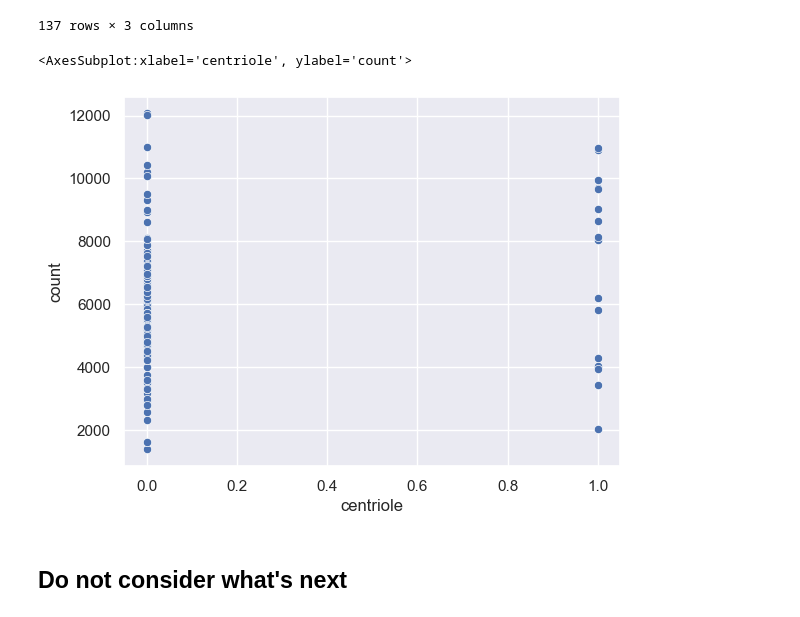
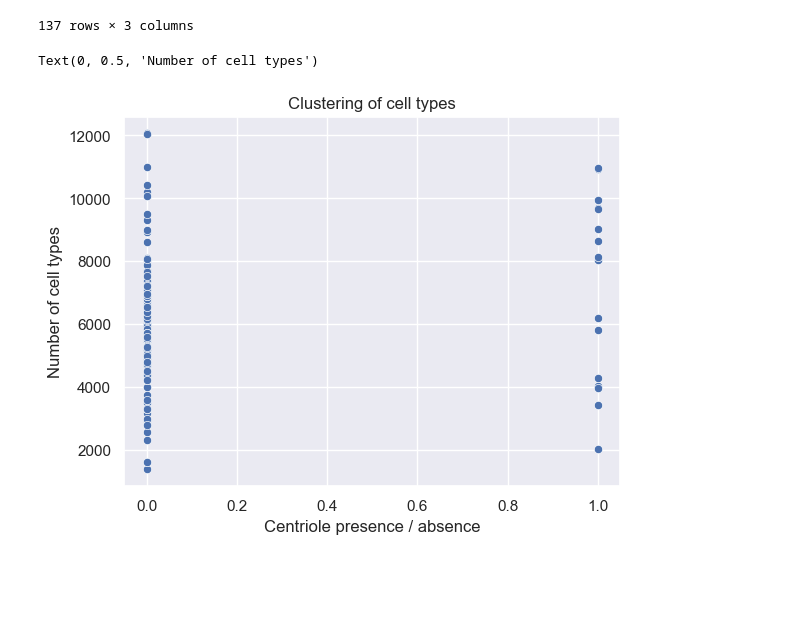
Before and after one commit to CS-433/ml-project-2-arn_solved, a Jupyter notebook: Clustering.ipynb, the cells around one changed output. Drawn from its saved outputs; the diff is of its cells as text; code cells hidden in the pictures; blank space fills up the shorter version.

Commit message:
Final version of Clustering

```diff
--- a/Clustering.ipynb
+++ b/Clustering.ipynb
@@ -211,3 +218,7 @@ cell_type       object
 centriole      float64
 cell_status     object
 dtype: object
+# %%
+data_use['cell_type'] = data_use['cell_type'].astype('string')
+data_use['cell_status'] = data_use['cell_status'].astype('string')
+print(data_use[col].dtypes)
@@ -254,18 +274,23 @@ dg
 | 136 | pm8 | 0.0 | 3578 |
 137 rows × 3 columns
 # %%
+# K-means algorithm (k=2 for 2 clusters)
 kmeans = KMeans(2)
 keep = ['centriole', 'count']
 d = dg[keep]
 kmeans.fit(d.astype(float))
 identified_clusters = kmeans.fit_predict(d)
 data_with_clusters = d.copy()
 data_with_clusters['Clusters'] = identified_clusters
-#data_with_clusters
+
+
 sns.scatterplot(x=data_with_clusters['centriole'],
                y=data_with_clusters['count'])
+plt.title('Clustering of cell types')
+# Set x-axis label
+plt.xlabel('Centriole presence / absence')
+# Set y-axis label
+plt.ylabel('Number of cell types')
 # %% [output]
-<AxesSubplot:xlabel='centriole', ylabel='count'>
+Text(0, 0.5, 'Number of cell types')
-[figure, old version]
+[figure, new version]
-# %% [markdown]
-## Do not consider what's next
```
Also changed, not shown: parts of 47 cells of this notebook.
